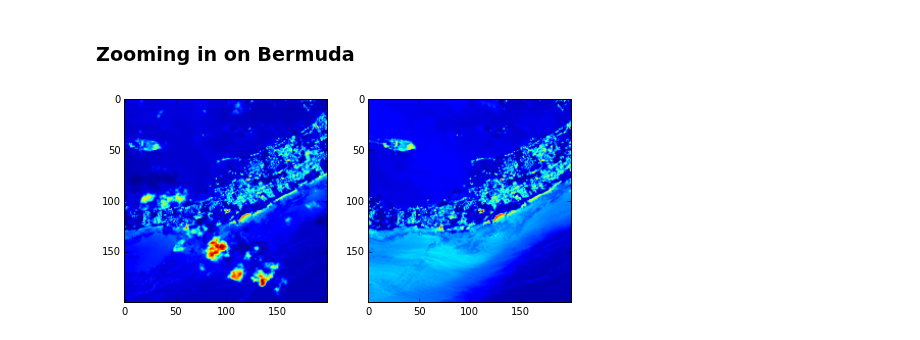
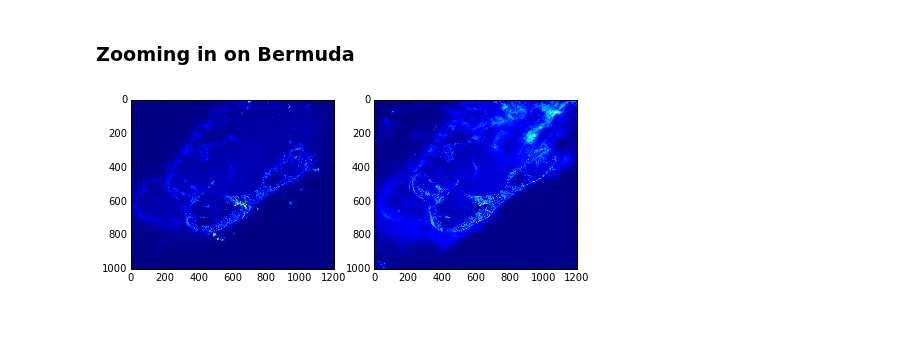
Before and after one commit to peakrisk/peakrisk, a Jupyter notebook: posts/satellite-data-for-fay-and-gonzalo.ipynb, the cells around one changed output. Saved outputs shown, nothing was run; the diff lists cells and outputs as text; code cells hidden in the pictures.

```diff
--- a/posts/satellite-data-for-fay-and-gonzalo.ipynb
+++ b/posts/satellite-data-for-fay-and-gonzalo.ipynb
@@ -166,18 +164,20 @@ def plot_image(infile, box=None, axes=None):
 # %%
 # plotting images either side of the hurricane
 
 fig, axes = pyplot.subplots(1, 2, figsize=(8,8))
 
 #pyplot.subplot(1,2,1)
-x = 2
-a = 1950
-b = 4400
-box = (a, a + 200, b, b + 200)
+x = 3
+top = 1300
+left = 4000
+width = 1200
+height = 1000
+box = (top, top + height, left, left + width)
 infile = '../data/LC80060382014275LGN00_B%d.TIF' % x
 plot_image(infile, box=box, axes=axes[0])
 
 #pyplot.subplot(1,2,2)
 infile = '../data/LC80060382014307LGN00_B%d.TIF' % x
 plot_image(infile, box=box, axes=axes[1])
 # %% [output]
-[figure, old version]
+[figure, new version]
```
Also changed, not shown: parts of 2 cells of this notebook, 28 other files.
